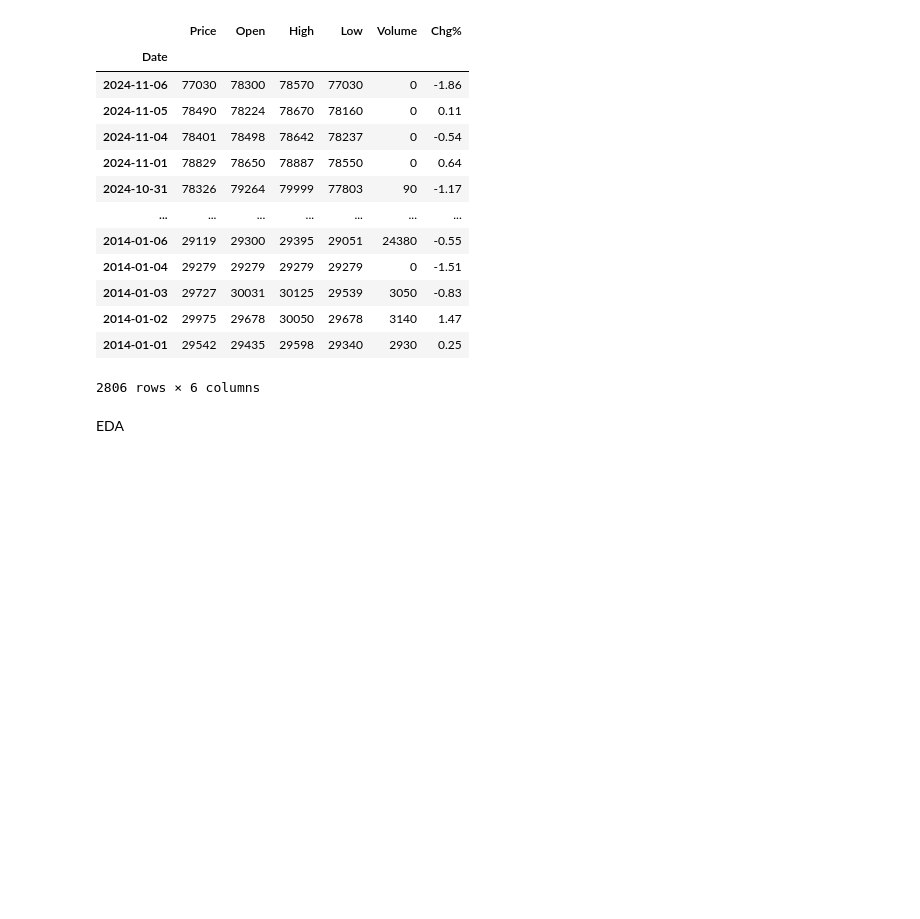
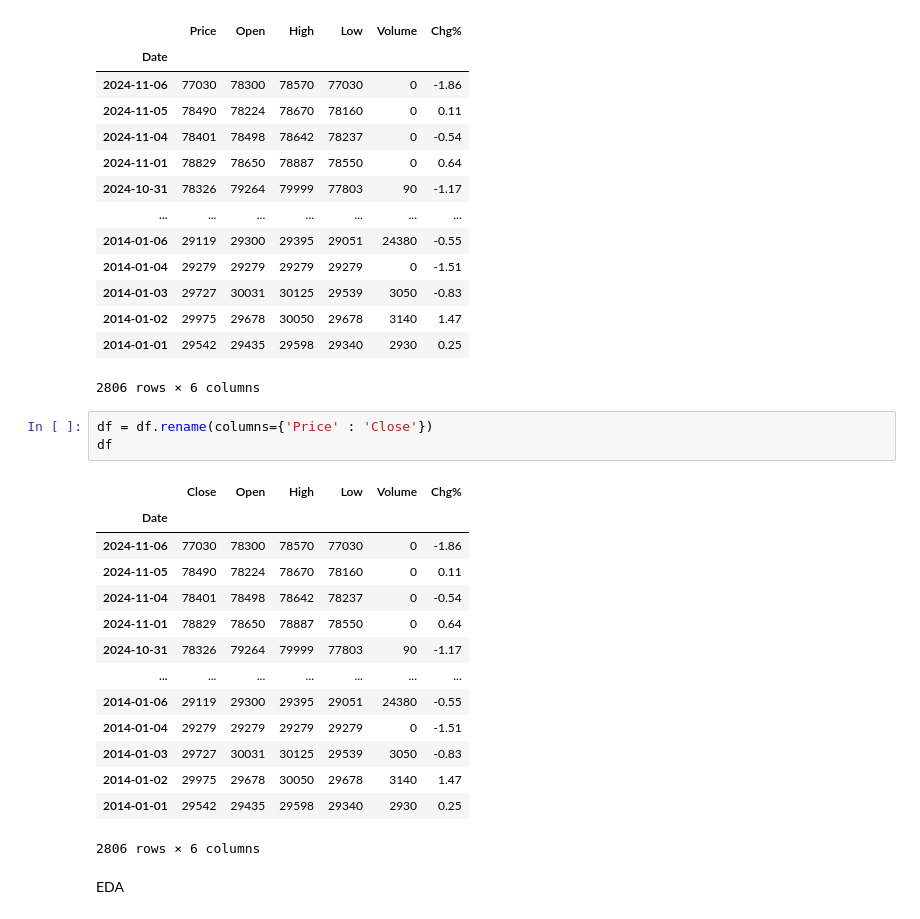
Before and after one commit to jwjang1/Gold-Price-Prediction, a Jupyter notebook: Gold_Price_Prerdiction_Model.ipynb, the cells around one changed output. Drawn from its saved outputs; the diff is of its cells as text; blank space fills up the shorter version.

```diff
--- a/Gold_Price_Prerdiction_Model.ipynb
+++ b/Gold_Price_Prerdiction_Model.ipynb
@@ -124,6 +124,24 @@ df
 | 2014-01-02 | 29975 | 29678 | 30050 | 29678 | 3140 | 1.47 |
 | 2014-01-01 | 29542 | 29435 | 29598 | 29340 | 2930 | 0.25 |
 2806 rows × 6 columns
+# %%
+df = df.rename(columns={'Price' : 'Close'})
+df
+# %% [output]
+|  | Close | Open | High | Low | Volume | Chg% |
+| Date |  |  |  |  |  |  |
+| 2024-11-06 | 77030 | 78300 | 78570 | 77030 | 0 | -1.86 |
+| 2024-11-05 | 78490 | 78224 | 78670 | 78160 | 0 | 0.11 |
+| 2024-11-04 | 78401 | 78498 | 78642 | 78237 | 0 | -0.54 |
+| 2024-11-01 | 78829 | 78650 | 78887 | 78550 | 0 | 0.64 |
+| 2024-10-31 | 78326 | 79264 | 79999 | 77803 | 90 | -1.17 |
+| ... | ... | ... | ... | ... | ... | ... |
+| 2014-01-06 | 29119 | 29300 | 29395 | 29051 | 24380 | -0.55 |
+| 2014-01-04 | 29279 | 29279 | 29279 | 29279 | 0 | -1.51 |
+| 2014-01-03 | 29727 | 30031 | 30125 | 29539 | 3050 | -0.83 |
+| 2014-01-02 | 29975 | 29678 | 30050 | 29678 | 3140 | 1.47 |
+| 2014-01-01 | 29542 | 29435 | 29598 | 29340 | 2930 | 0.25 |
+2806 rows × 6 columns
 # %% [markdown]
 EDA
 # %%
```
Also changed, not shown: parts of 4 cells of this notebook.
